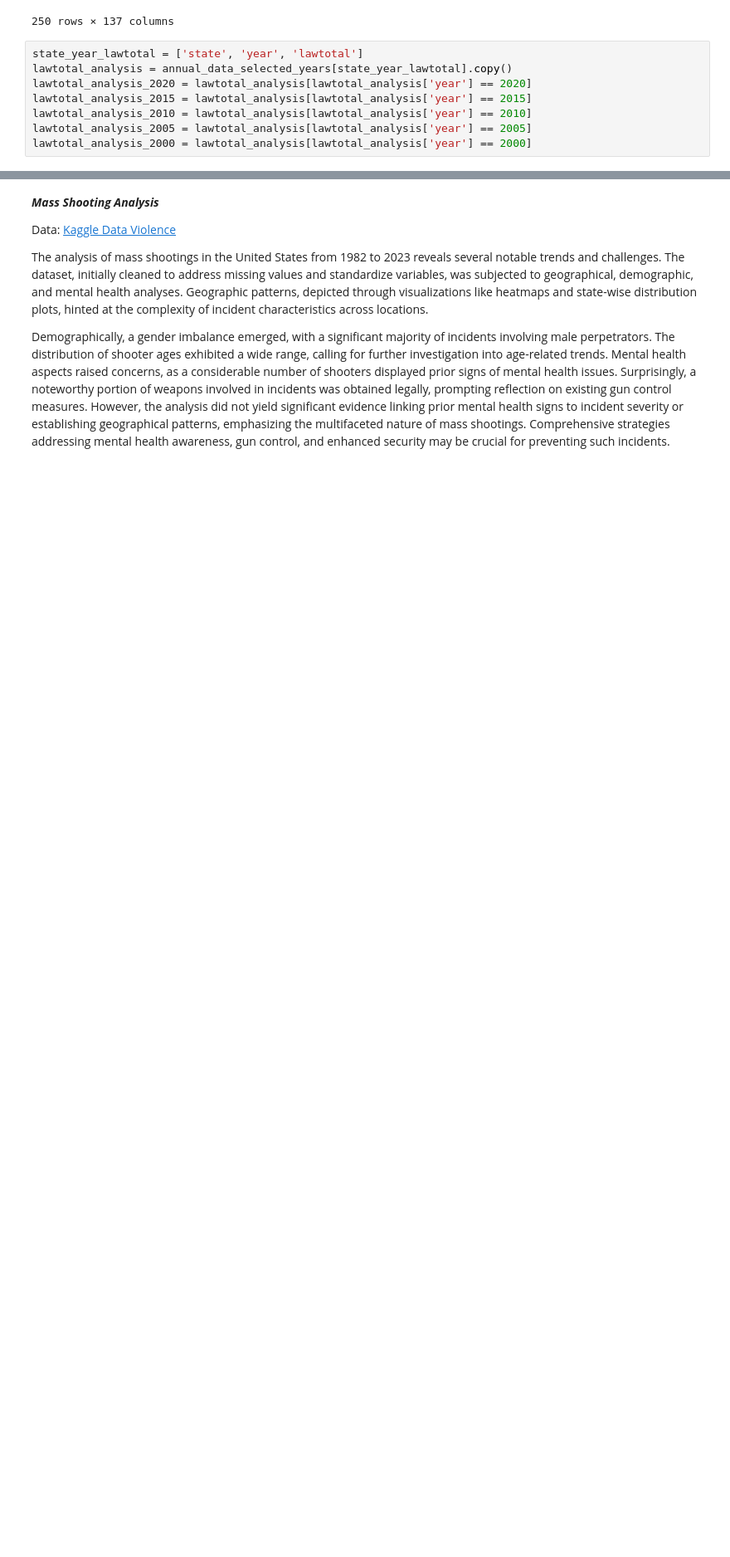
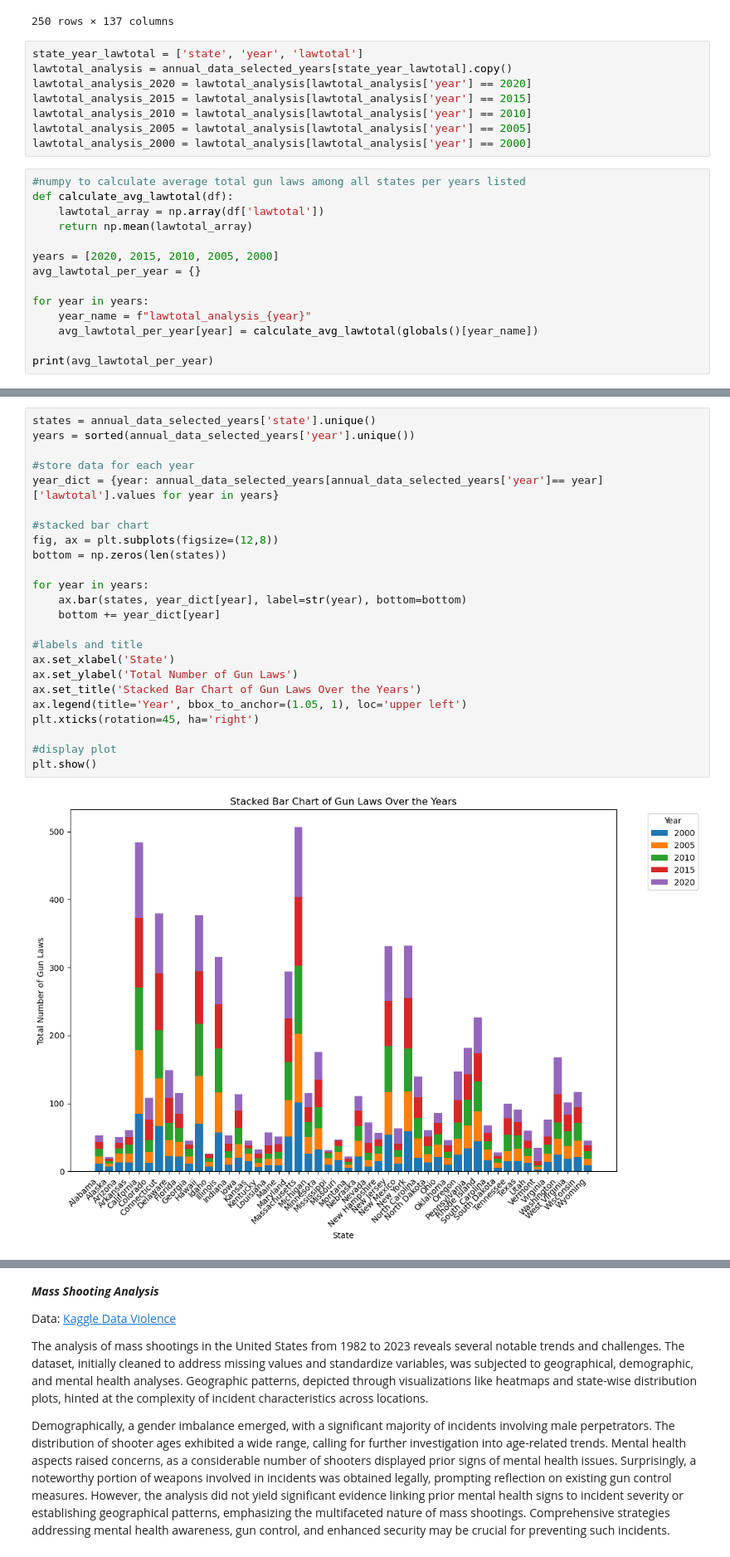
Before and after one commit to alexandracyran/Fall-2023-Gun-Violence, a Jupyter notebook: Final_Gun_Violence_Notebook.ipynb, the cells around one changed output, grey strips where cells are left out. Shown at 83% size. Drawn from its saved outputs; the diff is of its cells as text; blank space fills up the shorter version.

```diff
--- a/Final_Gun_Violence_Notebook.ipynb
+++ b/Final_Gun_Violence_Notebook.ipynb
@@ -98,3 +98,17 @@ lawtotal_analysis_2015 = lawtotal_analysis[lawtotal_analysis['year'] == 2015]
 lawtotal_analysis_2010 = lawtotal_analysis[lawtotal_analysis['year'] == 2010]
 lawtotal_analysis_2005 = lawtotal_analysis[lawtotal_analysis['year'] == 2005]
 lawtotal_analysis_2000 = lawtotal_analysis[lawtotal_analysis['year'] == 2000]
+# %%
+#numpy to calculate average total gun laws among all states per years listed
+def calculate_avg_lawtotal(df):
+    lawtotal_array = np.array(df['lawtotal'])
+    return np.mean(lawtotal_array)
+
+years = [2020, 2015, 2010, 2005, 2000]
+avg_lawtotal_per_year = {}
+
+for year in years:
+    year_name = f"lawtotal_analysis_{year}"
+    avg_lawtotal_per_year[year] = calculate_avg_lawtotal(globals()[year_name])
+
+print(avg_lawtotal_per_year)
@@ -100,0 +117,26 @@ lawtotal_analysis_2000 = lawtotal_analysis[lawtotal_analysis['year'] == 2000]
+# %%
+states = annual_data_selected_years['state'].unique()
+years = sorted(annual_data_selected_years['year'].unique())
+
+#store data for each year
+year_dict = {year: annual_data_selected_years[annual_data_selected_years['year']== year]['lawtotal'].values for year in years}
+
+#stacked bar chart
+fig, ax = plt.subplots(figsize=(12,8))
+bottom = np.zeros(len(states))
+
+for year in years:
+    ax.bar(states, year_dict[year], label=str(year), bottom=bottom)
+    bottom += year_dict[year]
+
+#labels and title
+ax.set_xlabel('State')
+ax.set_ylabel('Total Number of Gun Laws')
+ax.set_title('Stacked Bar Chart of Gun Laws Over the Years')
+ax.legend(title='Year', bbox_to_anchor=(1.05, 1), loc='upper left')
+plt.xticks(rotation=45, ha='right')
+
+#display plot
+plt.show()
+# %% [output]
+[figure, added]
```
Also changed, not shown: parts of 11 cells of this notebook, 2 other files.
